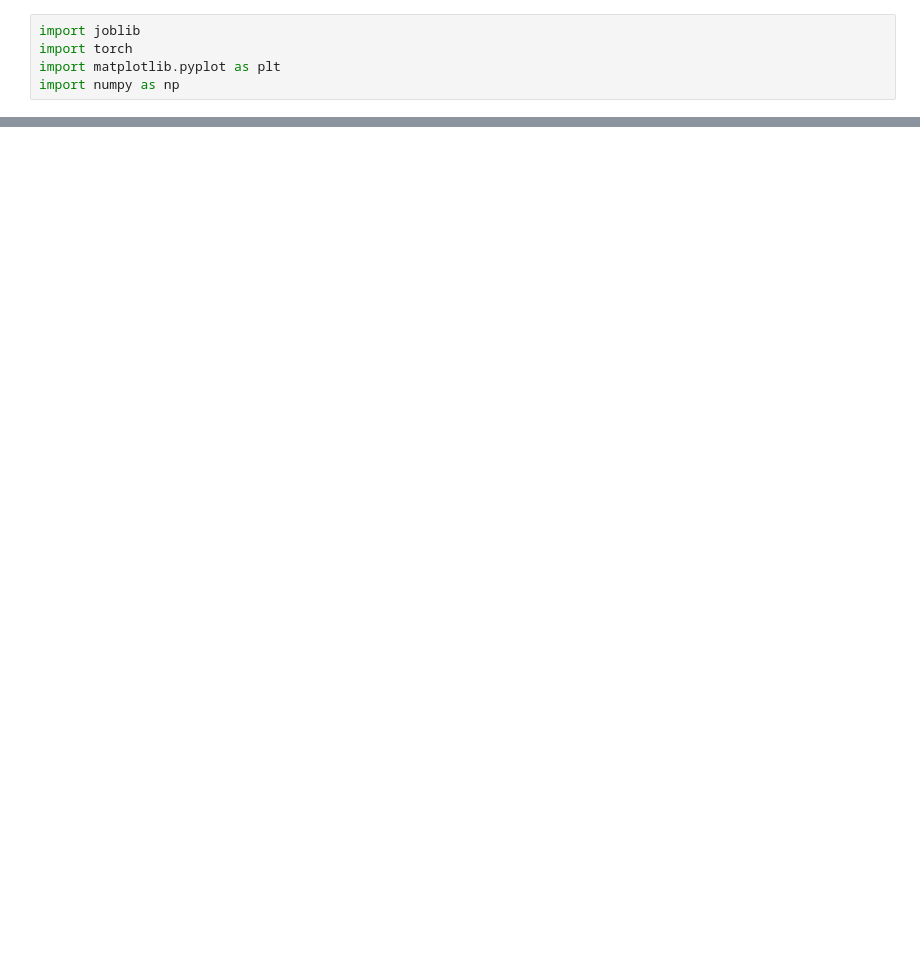
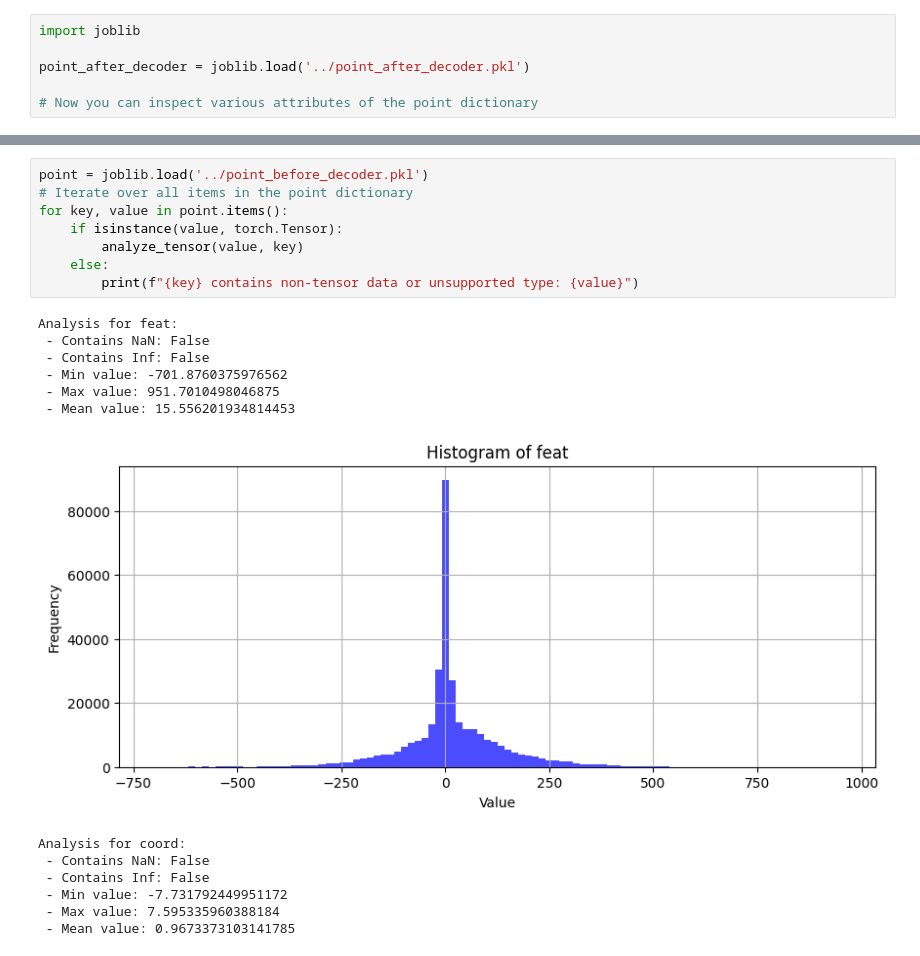
Before and after one commit to Chiark-Collective/Pointcept, a Jupyter notebook: notebooks/point_inspection.ipynb, the cells around one changed output, grey strips where cells are left out. Cells and saved outputs as stored; diff of their text form; blank space fills up the shorter version.

```diff
--- a/notebooks/point_inspection.ipynb
+++ b/notebooks/point_inspection.ipynb
@@ -1,5 +1,6 @@
 # %%
 import joblib
-import torch
-import matplotlib.pyplot as plt
-import numpy as np
+
+point_after_decoder = joblib.load('../point_after_decoder.pkl')
+
+# Now you can inspect various attributes of the point dictionary
@@ -144,0 +98,22 @@ Analysis for context:
+# %%
+point = joblib.load('../point_before_decoder.pkl')
+# Iterate over all items in the point dictionary
+for key, value in point.items():
+    if isinstance(value, torch.Tensor):
+        analyze_tensor(value, key)
+    else:
+        print(f"{key} contains non-tensor data or unsupported type: {value}")
+# %% [output]
+Analysis for feat:
+ - Contains NaN: False
+ - Contains Inf: False
+ - Min value: -701.8760375976562
+ - Max value: 951.7010498046875
+ - Mean value: 15.556201934814453
+[figure, added]
+Analysis for coord:
+ - Contains NaN: False
+ - Contains Inf: False
+ - Min value: -7.731792449951172
+ - Max value: 7.595335960388184
+ - Mean value: 0.9673373103141785
```
Also changed, not shown: parts of 5 cells of this notebook, 2 other files.
